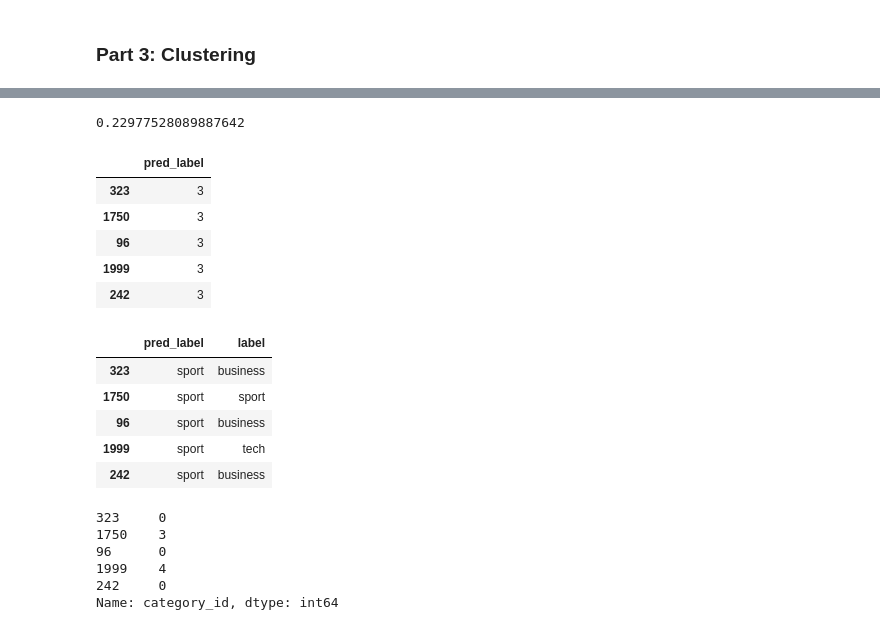
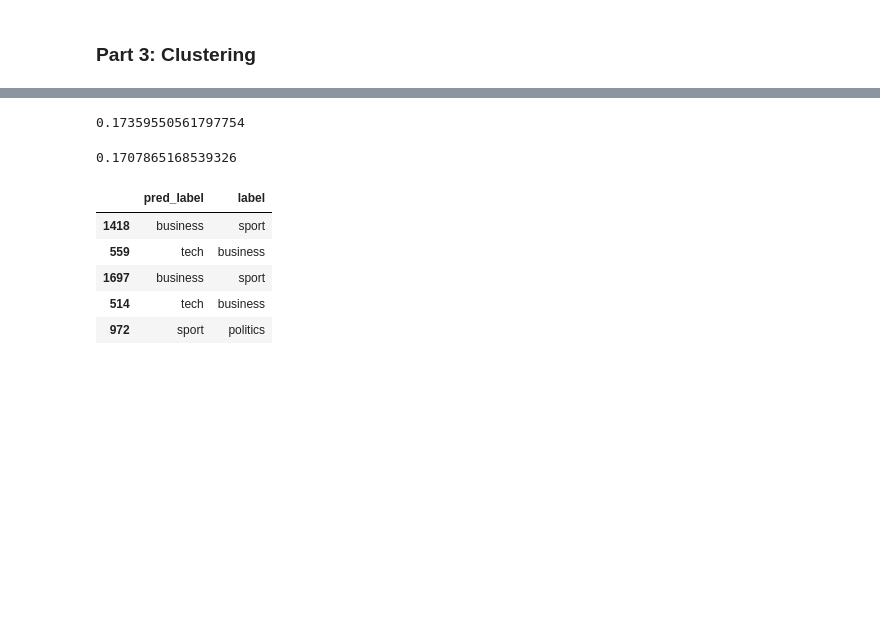
Before and after one commit to cogentdom/Text_Centroiding, a Jupyter notebook: Assgn5.ipynb, the cells around one changed output, grey strips where cells are left out. Drawn from its saved outputs; the diff is of its cells as text; code cells hidden in the pictures; blank space fills up the shorter version.

```diff
--- a/Assgn5.ipynb
+++ b/Assgn5.ipynb
@@ -74,5 +65,5 @@ pd.DataFrame(X_train_count.toarray(), columns=count_vect.get_feature_names()).he
 # %%
-tfidf_vect = CountVectorizer(stop_words='english')
+tfidf_vect = TfidfVectorizer(stop_words='english')
 X_train_tfi = tfidf_vect.fit_transform(X_train)
 X_test_tfi = tfidf_vect.transform(X_test)
 
@@ -152,39 +136,27 @@ KMeans(algorithm='auto', copy_x=True, init='k-means++', max_iter=300,
 # %%
-y_pred_kmn = pd.DataFrame(kmeans.labels_, index=y_train.index, columns=['pred_label'])
+y_pred_kmn = kmeans.predict(X_train_tfi)
 metrics.accuracy_score(y_train, y_pred_kmn)
 # %% [output]
-0.22977528089887642
+0.17359550561797754
-# %%
-y_pred_kmn.head()
-# %% [output]
-|  | pred_label |
-| 323 | 3 |
-| 1750 | 3 |
-| 96 | 3 |
-| 1999 | 3 |
-| 242 | 3 |
+# %%
+y_pred_kmn = kmeans.predict(X_test_tfi)
+metrics.accuracy_score(y_test, y_pred_kmn)
+# %% [output]
+0.1707865168539326
 # %%
 ivd = {v: k for k, v in category_dict.items()}
-y_pred_kmn['label'] = y_train
-kmn_df = y_pred_kmn
+kmn_df = pd.DataFrame(y_pred_kmn, columns=['pred_label'], index=y_test.index)
+
+kmn_df['label'] = y_test
+
 kmn_df['pred_label'].replace(ivd, inplace=True)
 kmn_df['label'].replace(ivd, inplace=True)
 
-# kmn_df = kmn_df.groupby('label')[].count().reset_index()
 kmn_df.head()
 # %% [output]
 |  | pred_label | label |
-| 323 | sport | business |
-| 1750 | sport | sport |
-| 96 | sport | business |
-| 1999 | sport | tech |
-| 242 | sport | business |
+| 1418 | business | sport |
+| 559 | tech | business |
+| 1697 | business | sport |
+| 514 | tech | business |
+| 972 | sport | politics |
-# %%
-y_train.head()
-# %% [output]
-323     0
-1750    3
-96      0
-1999    4
-242     0
-Name: category_id, dtype: int64
```
Also changed, not shown: parts of 27 cells of this notebook.
